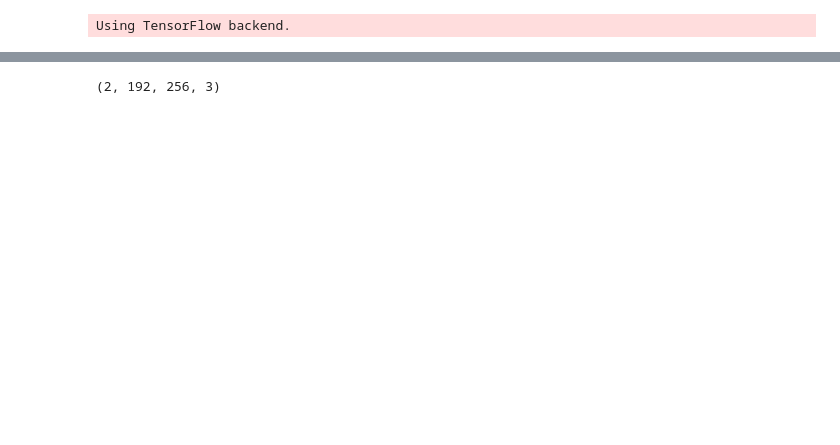
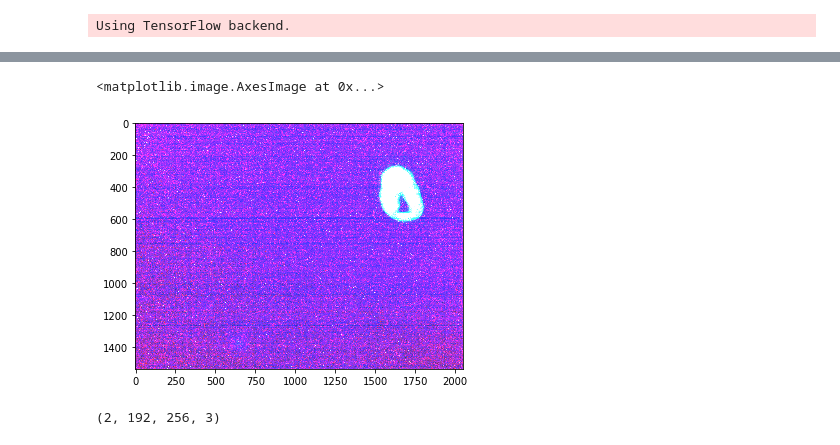
Before and after one commit to ArthurTlprt/citas, a Jupyter notebook: models/Inception-v3/external_preprocessing.ipynb, the cells around one changed output, grey strips where cells are left out. Cells and saved outputs as stored; diff of their text form; code cells hidden in the pictures; blank space fills up the shorter version.

```diff
--- a/models/Inception-v3/external_preprocessing.ipynb
+++ b/models/Inception-v3/external_preprocessing.ipynb
@@ -11,3 +25,12 @@ Using TensorFlow backend.
+# %%
+ori = imread('../../dataset/dataset_3/fluorescent/tr4/1/B1S1R05 030.jpg')
+alpha = 10
+beta = 50
+im = cv2.addWeighted(ori, alpha, np.zeros(ori.shape, ori.dtype), 0, beta)
+imshow(im)
+# %% [output]
+<matplotlib.image.AxesImage at 0x...>
+[figure, added]
 # %%
 def get_image(path):
     im = imread(path)
```
Also changed, not shown: parts of 3 cells of this notebook, 3 other files.
